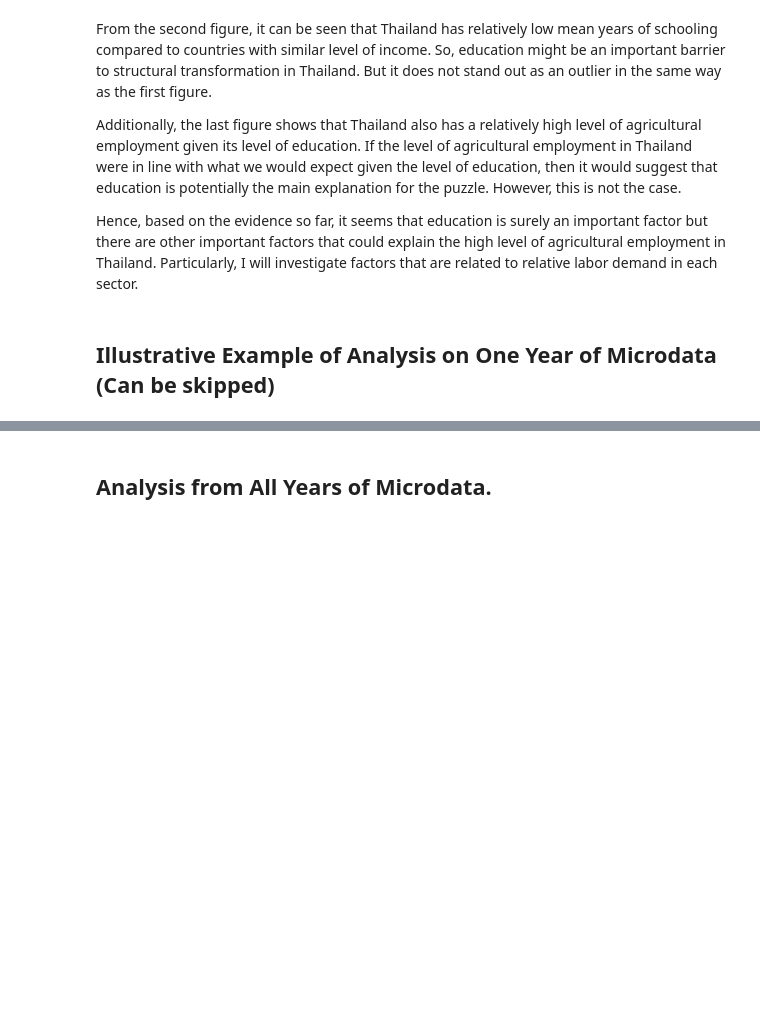
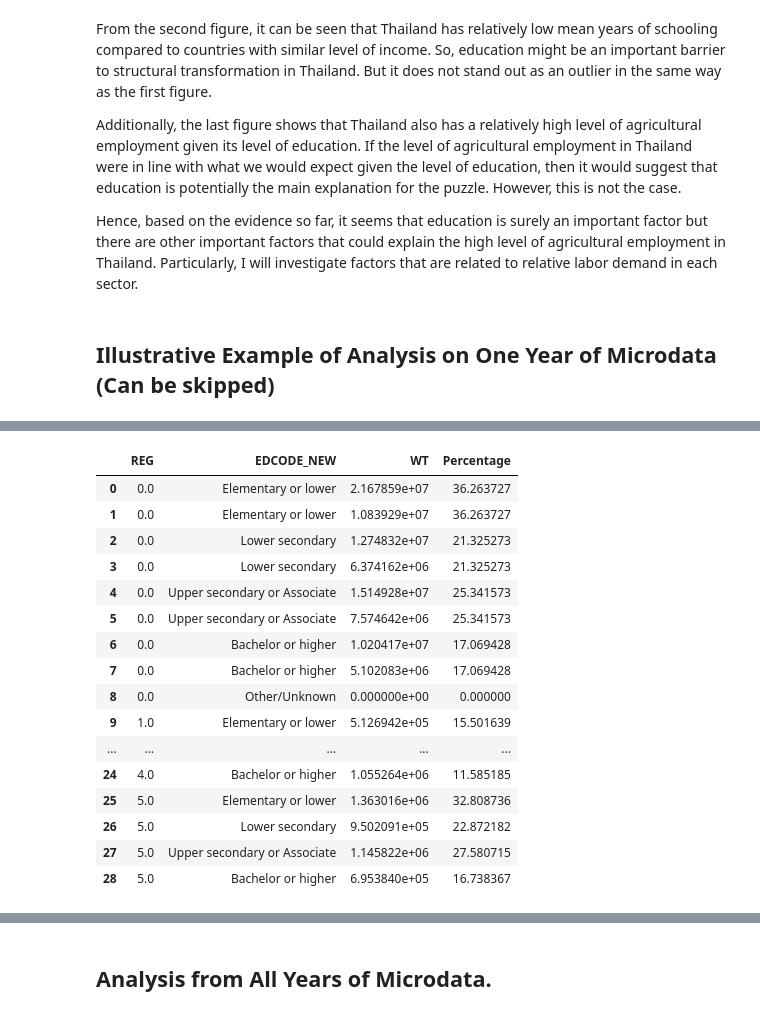
Before and after one commit to PhakphumJ/Scientific-Python, a Jupyter notebook: ScientificPython_FinalProject_PJ.ipynb, the cells around one changed output, grey strips where cells are left out. Cells and saved outputs as stored; diff of their text form; code cells hidden in the pictures; blank space fills up the shorter version.

```diff
--- a/ScientificPython_FinalProject_PJ.ipynb
+++ b/ScientificPython_FinalProject_PJ.ipynb
@@ -256,0 +540,58 @@ Since I will have to loop through all years of the Thai Labour Force Survey data
+# %%
+### Tabulate the data. Get the number of people in each education catagory, in each region.
+## Tabulate the data.
+LFS_56_Q1_EDU_REG_TOTAL = LFS_56_Q1.groupby(["REG", "EDCODE_NEW"]).agg({"WT": "sum"}).reset_index() ## Don't sort by the alphabetical order.
+
+## Exclude the "Other/Unknown" category.
+LFS_56_Q1_EDU_REG_TOTAL = LFS_56_Q1_EDU_REG_TOTAL[LFS_56_Q1_EDU_REG_TOTAL["EDCODE_NEW"] != "Other/Unknown"].reset_index(drop=True) ## drop previous index (otherwise it becomes a new column)
+
+## Create a new column for the percentage of each education level in each region.
+LFS_56_Q1_EDU_REG_TOTAL["Percentage"] = LFS_56_Q1_EDU_REG_TOTAL.groupby("REG")["WT"].apply(lambda x: x/x.sum()*100).reset_index().WT
+# %%
+## Compute the total number of people in each education level at the national level
+LFS_56_Q1_EDU_NAT_TOTAL = LFS_56_Q1_EDU_REG_TOTAL.groupby(["EDCODE_NEW"]).agg({"WT": "sum"}).reset_index()
+
+## Create column REG for the national level to be consistent.
+LFS_56_Q1_EDU_NAT_TOTAL["REG"] = 0
+
+## Create a new column for the percentage of each education level
+LFS_56_Q1_EDU_NAT_TOTAL["Percentage"] = LFS_56_Q1_EDU_NAT_TOTAL["WT"]/LFS_56_Q1_EDU_NAT_TOTAL["WT"].sum()*100
+
+# Make the order of columns the same as LFS_56_Q1_EDU_REG_TOTAL
+LFS_56_Q1_EDU_NAT_TOTAL = LFS_56_Q1_EDU_NAT_TOTAL[LFS_56_Q1_EDU_REG_TOTAL.columns]
+# %%
+## Concatenate the national level data to the regional level data.
+LFS_56_Q1_EDU_REG_TOTAL = pd.concat([LFS_56_Q1_EDU_NAT_TOTAL, LFS_56_Q1_EDU_REG_TOTAL], axis = 0).reset_index(drop=True) ## drop previous index entirely.
+
+## remove the dataframes that are no longer needed.
+del LFS_56_Q1_EDU_NAT_TOTAL
+
+
+### Sort the table by EDCODE_NEW.
+custom_dict_edu = {'Elementary or lower': 0, 'Lower secondary': 1, 'Upper secondary or Associate': 2, 'Bachelor or higher': 3, 'Other/Unknown': 4}
+
+# Convert EDCODE_NEW to an ordered categorical data type
+LFS_56_Q1_EDU_REG_TOTAL['EDCODE_NEW'] = pd.Categorical(LFS_56_Q1_EDU_REG_TOTAL['EDCODE_NEW'], categories=custom_dict_edu.keys(), ordered=True)
+
+# Sort the table by EDCODE_NEW and REG_NEW
+LFS_56_Q1_EDU_REG_TOTAL.sort_values(by=['REG', 'EDCODE_NEW'], inplace=True, ignore_index = True)
+# %%
+LFS_56_Q1_EDU_REG_TOTAL
+# %% [output]
+|  | REG | EDCODE_NEW | WT | Percentage |
+| 0 | 0.0 | Elementary or lower | 2.167859e+07 | 36.263727 |
+| 1 | 0.0 | Elementary or lower | 1.083929e+07 | 36.263727 |
+| 2 | 0.0 | Lower secondary | 1.274832e+07 | 21.325273 |
+| 3 | 0.0 | Lower secondary | 6.374162e+06 | 21.325273 |
+| 4 | 0.0 | Upper secondary or Associate | 1.514928e+07 | 25.341573 |
+| 5 | 0.0 | Upper secondary or Associate | 7.574642e+06 | 25.341573 |
+| 6 | 0.0 | Bachelor or higher | 1.020417e+07 | 17.069428 |
+| 7 | 0.0 | Bachelor or higher | 5.102083e+06 | 17.069428 |
+| 8 | 0.0 | Other/Unknown | 0.000000e+00 | 0.000000 |
+| 9 | 1.0 | Elementary or lower | 5.126942e+05 | 15.501639 |
+| ... | ... | ... | ... | ... |
+| 24 | 4.0 | Bachelor or higher | 1.055264e+06 | 11.585185 |
+| 25 | 5.0 | Elementary or lower | 1.363016e+06 | 32.808736 |
+| 26 | 5.0 | Lower secondary | 9.502091e+05 | 22.872182 |
+| 27 | 5.0 | Upper secondary or Associate | 1.145822e+06 | 27.580715 |
+| 28 | 5.0 | Bachelor or higher | 6.953840e+05 | 16.738367 |
```
Also changed, not shown: parts of 31 cells of this notebook.
